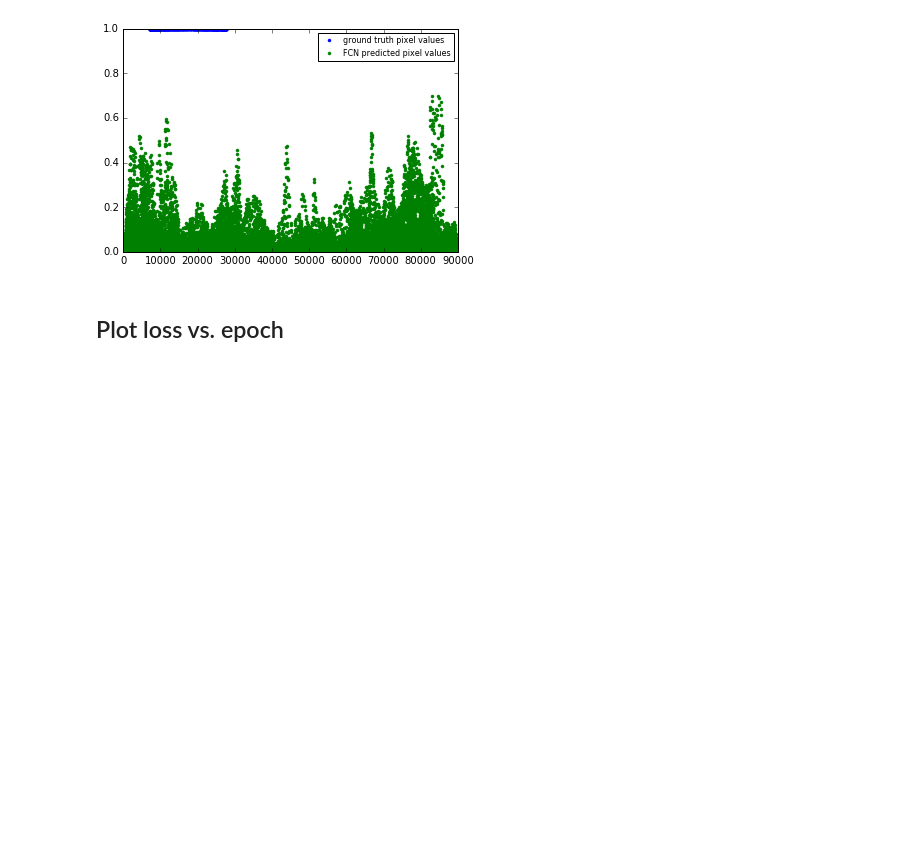
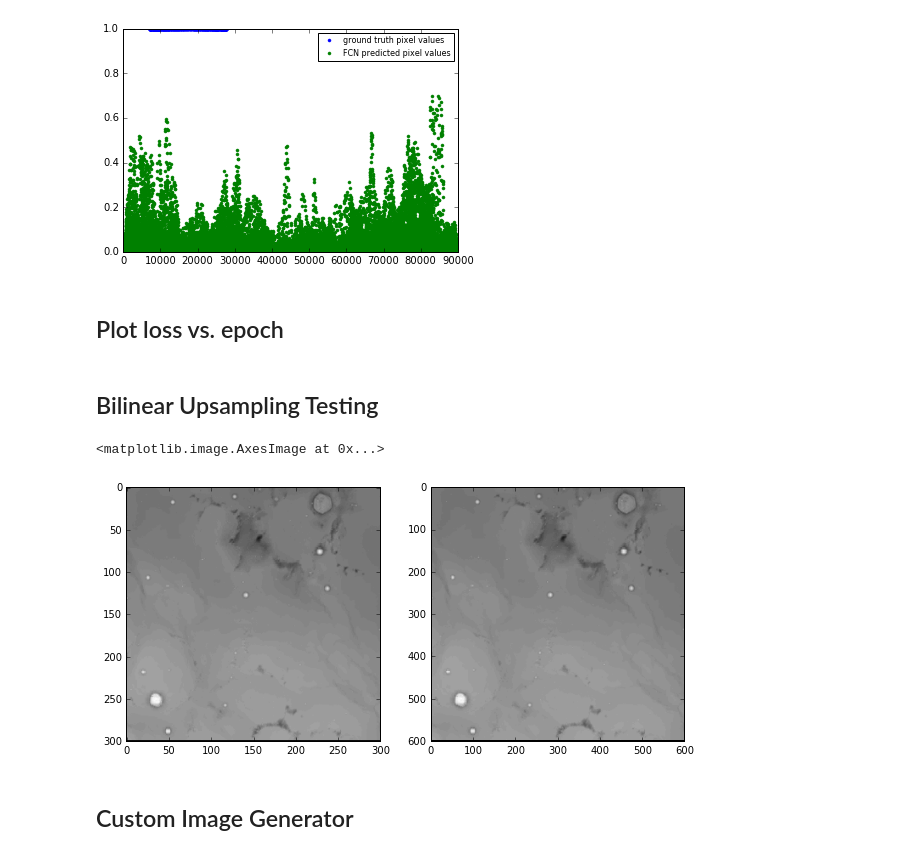
Before and after one commit to silburt/moon-craters, a Jupyter notebook: Mask_generator_analysis_ari.ipynb, the cells around one changed output. Saved outputs shown, nothing was run; the diff lists cells and outputs as text; code cells hidden in the pictures; blank space fills up the shorter version.

```diff
--- a/Mask_generator_analysis_ari.ipynb
+++ b/Mask_generator_analysis_ari.ipynb
@@ -219,3 +161,5 @@ plt.plot(np.arange(len(epoch_score))+1, epoch_score)
 plt.xlabel('epoch')
 plt.ylabel('val_loss')
 plt.yscale('log')
+# %% [markdown]
+## Bilinear Upsampling Testing
@@ -221,0 +175,18 @@ plt.yscale('log')
+# %%
+img_input = Input(batch_shape=(None, 300, 300, 3))
+x = BilinearUpSampling2D(size=(2, 2))(img_input)
+#x = UpSampling2D(size=(2, 2))(img_input)
+model = Model(input=img_input, output=x)
+# %%
+#test_pred = model.predict(test_target.reshape(50,300,300,1)).reshape(50,600,600)
+test_pred = model.predict(test_data)
+# %%
+i=0
+f, (ax1, ax2) = plt.subplots(1, 2, figsize=[10, 6])
+ax1.imshow(test_data[i], origin='upper', cmap="Greys_r")
+ax2.imshow(test_pred[i], origin='upper', cmap="Greys_r")
+# %% [output]
+<matplotlib.image.AxesImage at 0x...>
+[figure, added]
+# %% [markdown]
+## Custom Image Generator
```
Also changed, not shown: parts of 11 cells of this notebook, 1 other file.
